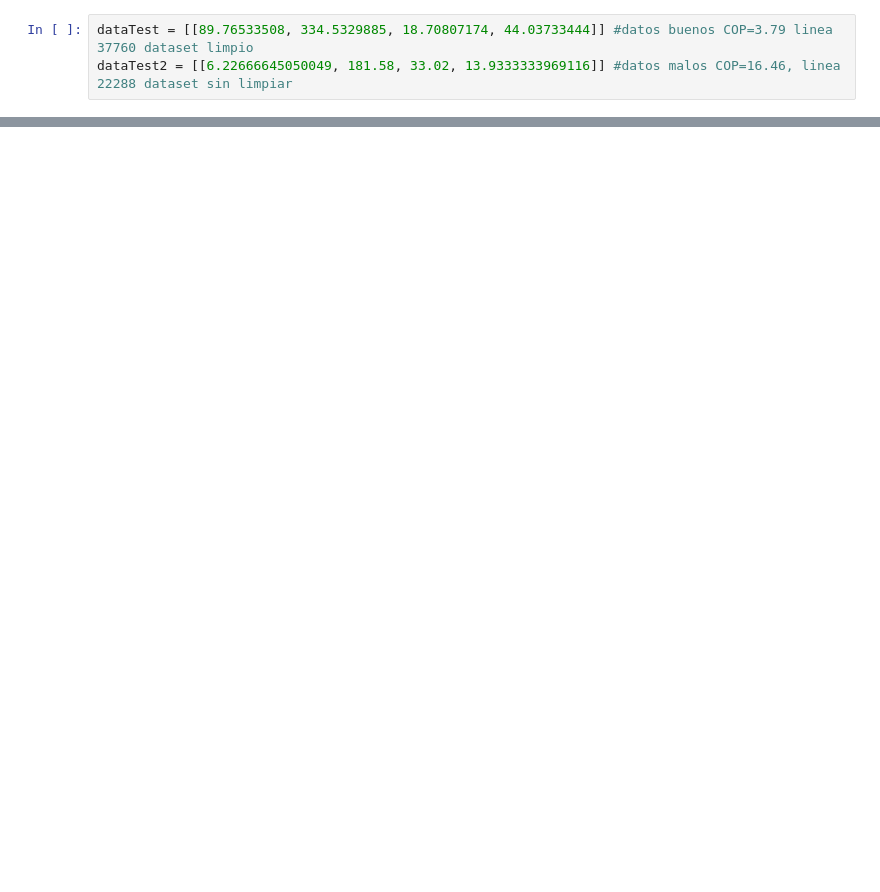
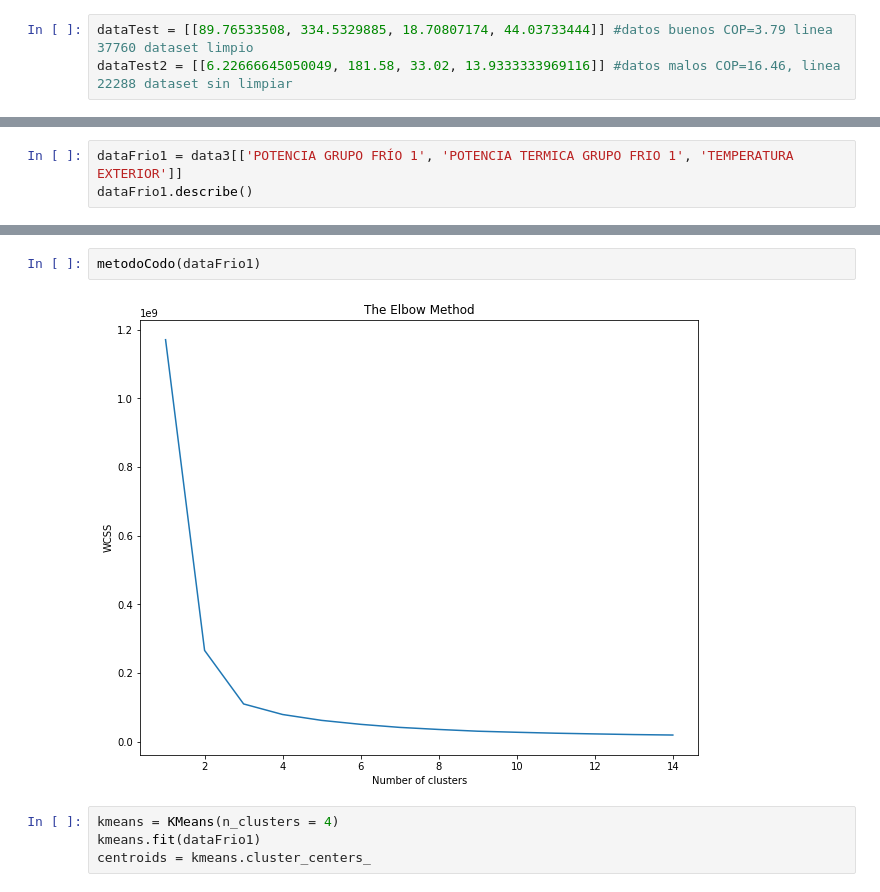
Before and after one commit to cwhite98/SmartBuilding, a Jupyter notebook: Notebooks/KMeans_COP.ipynb, the cells around one changed output, grey strips where cells are left out. Drawn from its saved outputs; the diff is of its cells as text; blank space fills up the shorter version.

```diff
--- a/Notebooks/KMeans_COP.ipynb
+++ b/Notebooks/KMeans_COP.ipynb
@@ -164,0 +242,3 @@ Revisar la POTENCIA TERMICA BOMBA CALOR CARLOS.
+# %%
+dataFrio1 = data3[['POTENCIA GRUPO FRÍO 1', 'POTENCIA TERMICA GRUPO FRIO 1', 'TEMPERATURA EXTERIOR']]
+dataFrio1.describe()
@@ -164,0 +271,8 @@ Revisar la POTENCIA TERMICA BOMBA CALOR CARLOS.
+# %%
+metodoCodo(dataFrio1)
+# %% [output]
+[figure, added]
+# %%
+kmeans = KMeans(n_clusters = 4)
+kmeans.fit(dataFrio1)
+centroids = kmeans.cluster_centers_
```
Also changed, not shown: parts of 56 cells of this notebook.
